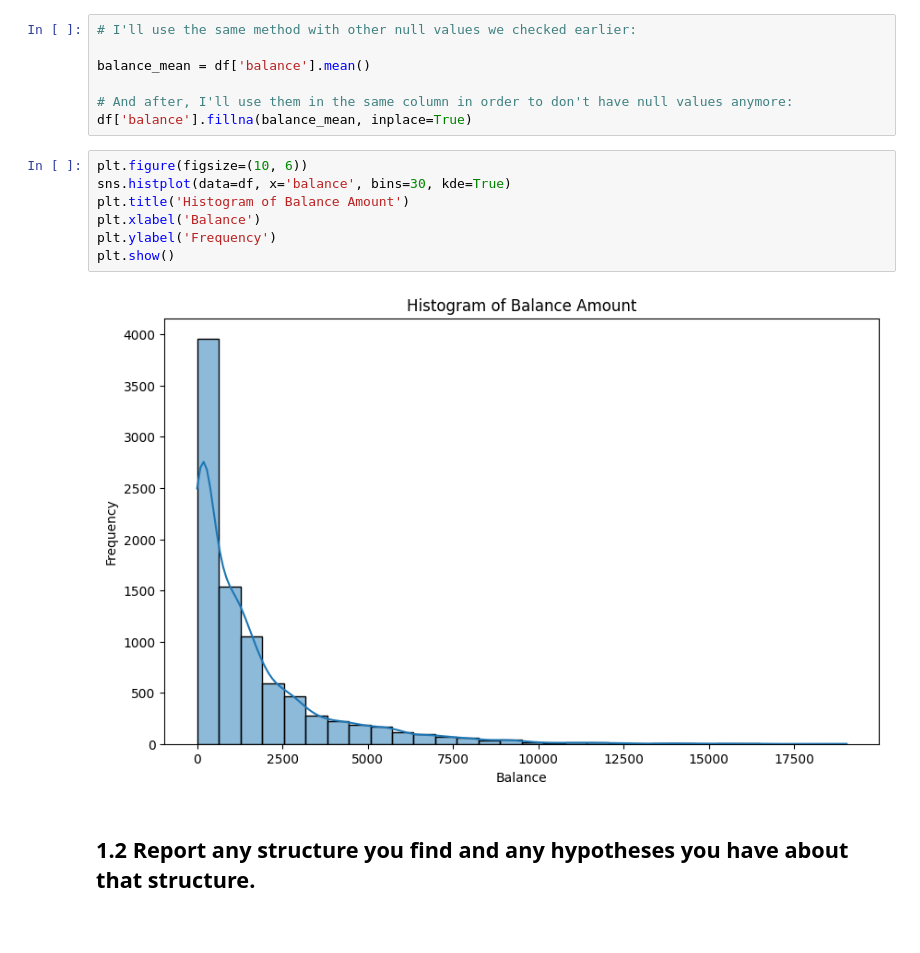
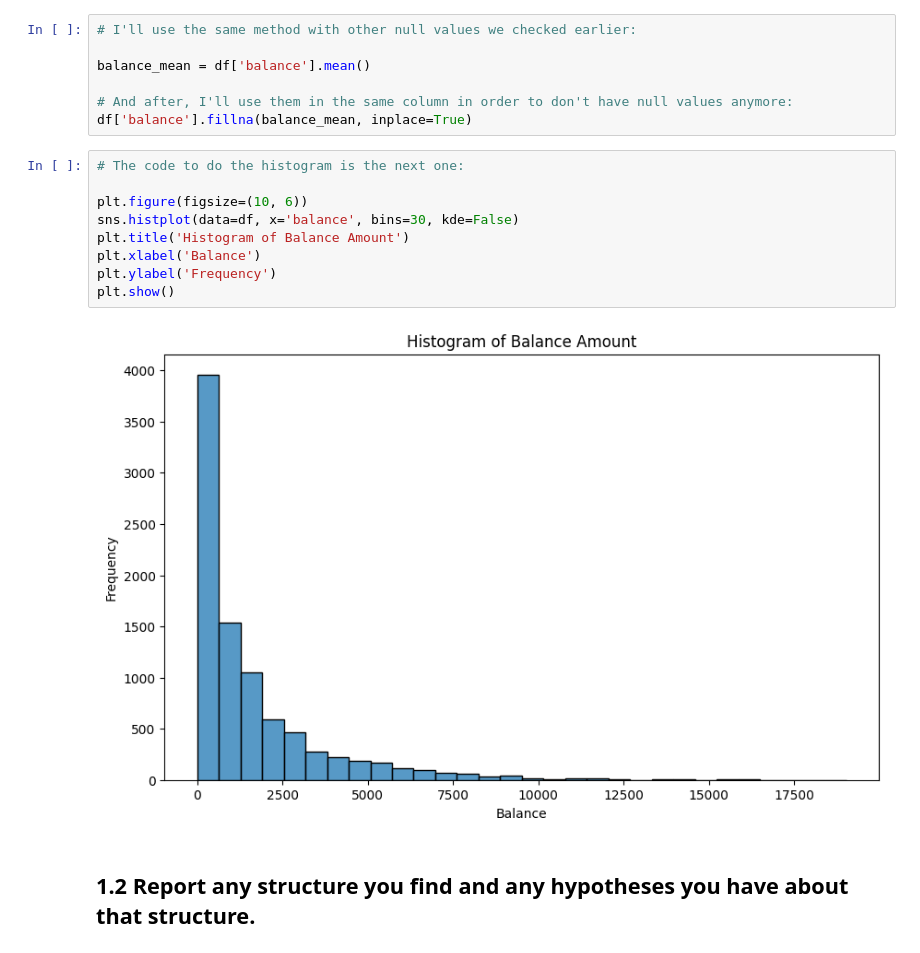
Before and after one commit to earo12/FRAUD_PROJECT, a Jupyter notebook: FRAUD_PROJECT_CLUSTERING.ipynb, the cells around one changed output. Drawn from its saved outputs; the diff is of its cells as text.

```diff
--- a/FRAUD_PROJECT_CLUSTERING.ipynb
+++ b/FRAUD_PROJECT_CLUSTERING.ipynb
@@ -60,14 +60,16 @@ balance_mean = df['balance'].mean()
 # And after, I'll use them in the same column in order to don't have null values anymore:
 df['balance'].fillna(balance_mean, inplace=True)
 # %%
+# The code to do the histogram is the next one:
+
 plt.figure(figsize=(10, 6))
-sns.histplot(data=df, x='balance', bins=30, kde=True)
+sns.histplot(data=df, x='balance', bins=30, kde=False)
 plt.title('Histogram of Balance Amount')
 plt.xlabel('Balance')
 plt.ylabel('Frequency')
 plt.show()
 # %% [output]
-[figure, old version]
+[figure, new version]
 # %% [markdown]
 ## 1.2 Report any structure you find and any hypotheses you have about that structure.
 # %%
```
Also changed, not shown: parts of 3 cells of this notebook.
